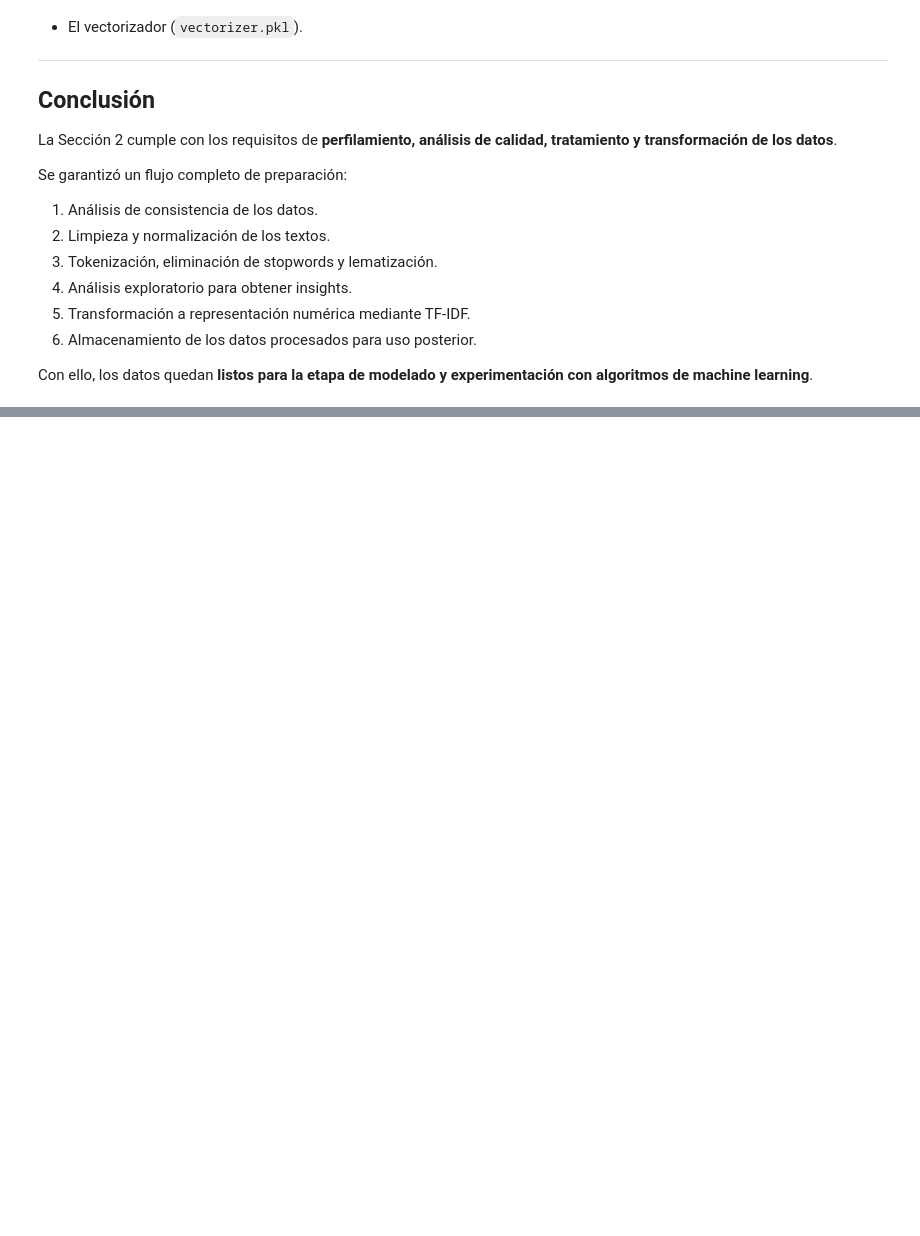
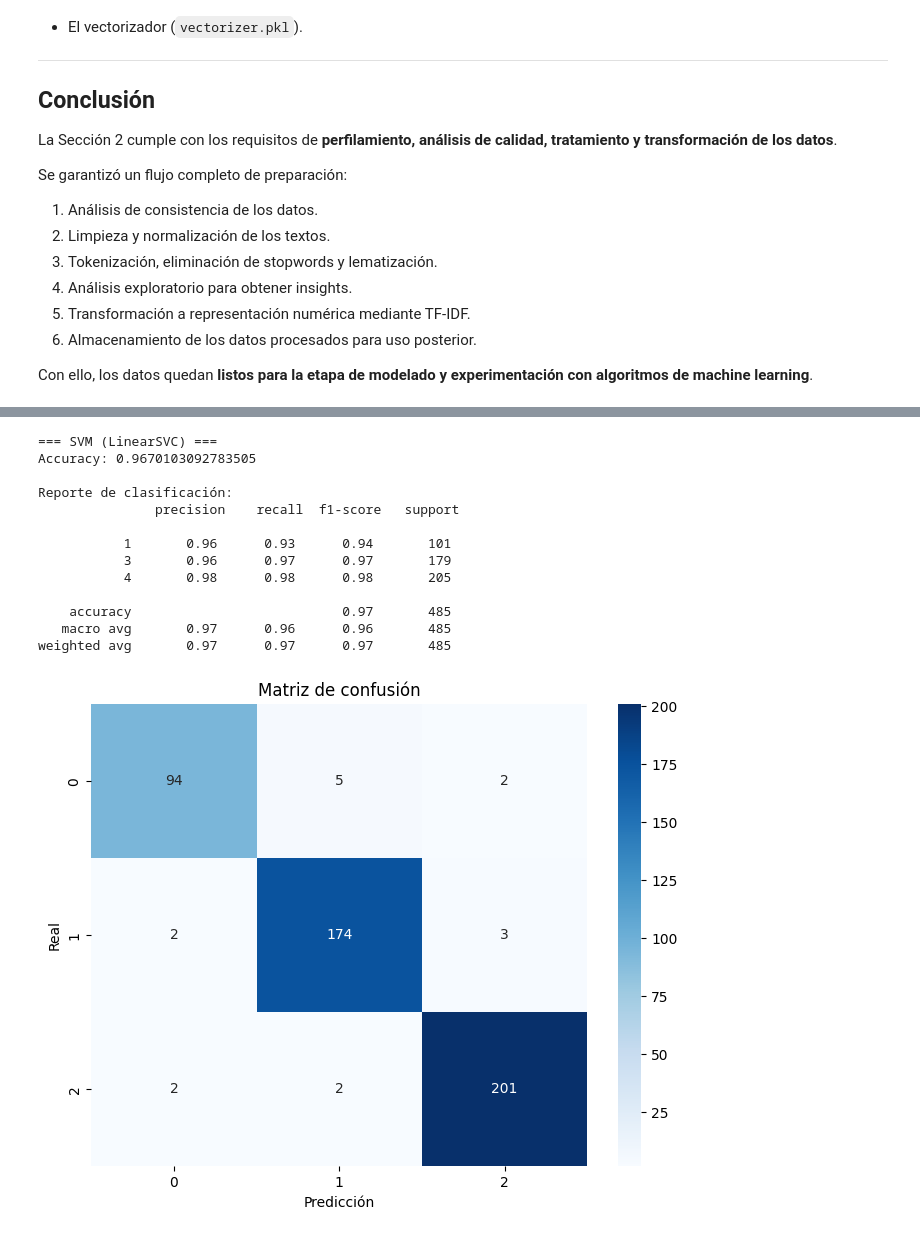
Before and after one commit to gabrielpadilla24/bi-proyecto-analitica-textos, a Jupyter notebook: notebooks/etapa1.ipynb, the cells around one changed output, grey strips where cells are left out. Saved outputs shown, nothing was run; the diff lists cells and outputs as text; code cells hidden in the pictures; blank space fills up the shorter version.

```diff
--- a/notebooks/etapa1.ipynb
+++ b/notebooks/etapa1.ipynb
@@ -437,0 +572,27 @@ Con ello, los datos quedan **listos para la etapa de modelado y experimentación
+# %%
+from sklearn.svm import LinearSVC
+
+# Definir modelo
+modelo_svm = LinearSVC()
+
+# Entrenar
+modelo_svm.fit(X_train, y_train)
+
+# Evaluar
+print("=== SVM (LinearSVC) ===")
+evaluar_modelo(modelo_svm, X_test, y_test)
+# %% [output]
+=== SVM (LinearSVC) ===
+Accuracy: 0.9670103092783505
+
+Reporte de clasificación:
+               precision    recall  f1-score   support
+
+           1       0.96      0.93      0.94       101
+           3       0.96      0.97      0.97       179
+           4       0.98      0.98      0.98       205
+
+    accuracy                           0.97       485
+   macro avg       0.97      0.96      0.96       485
+weighted avg       0.97      0.97      0.97       485
+[figure, added]
```
Also changed, not shown: parts of 11 cells of this notebook.
